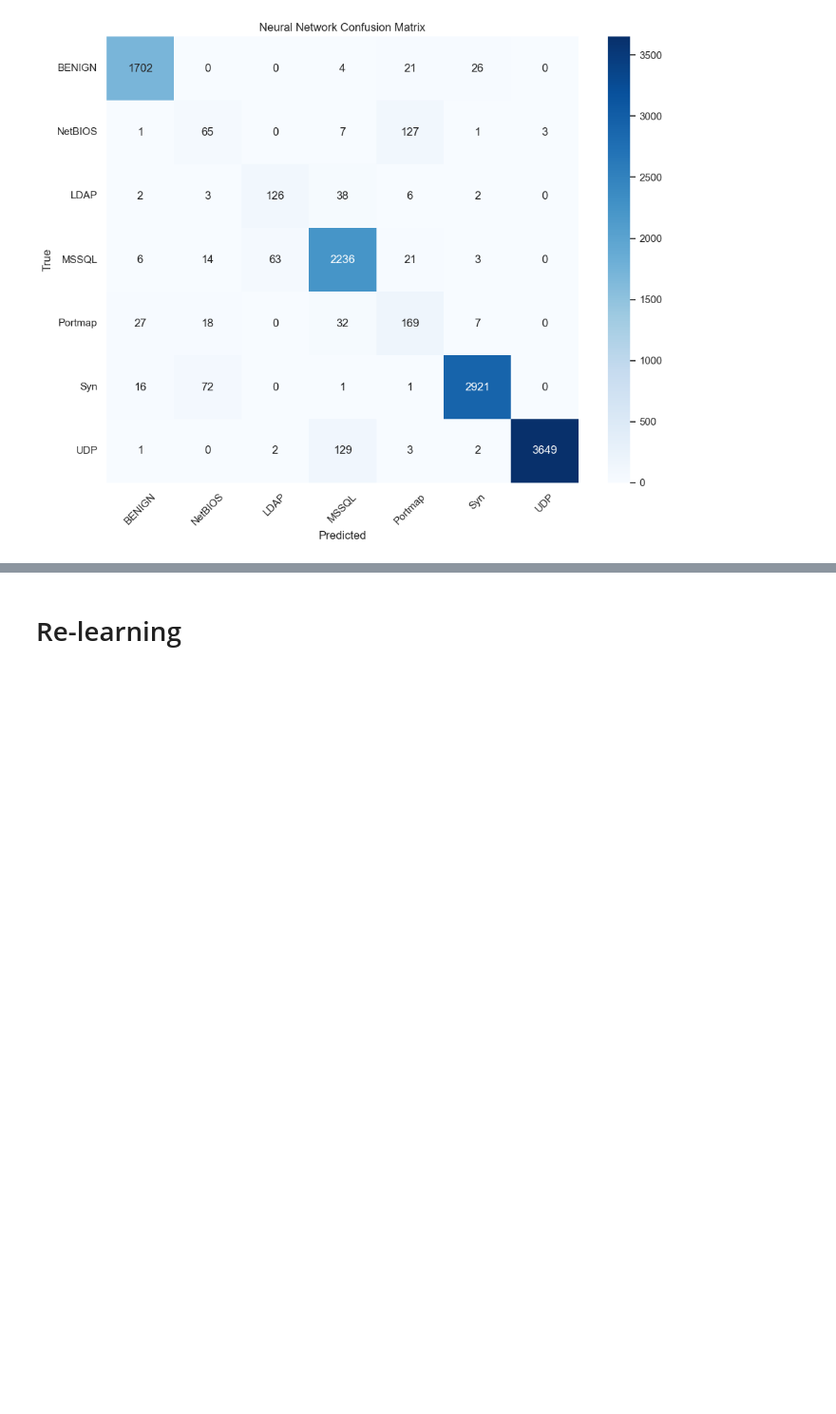
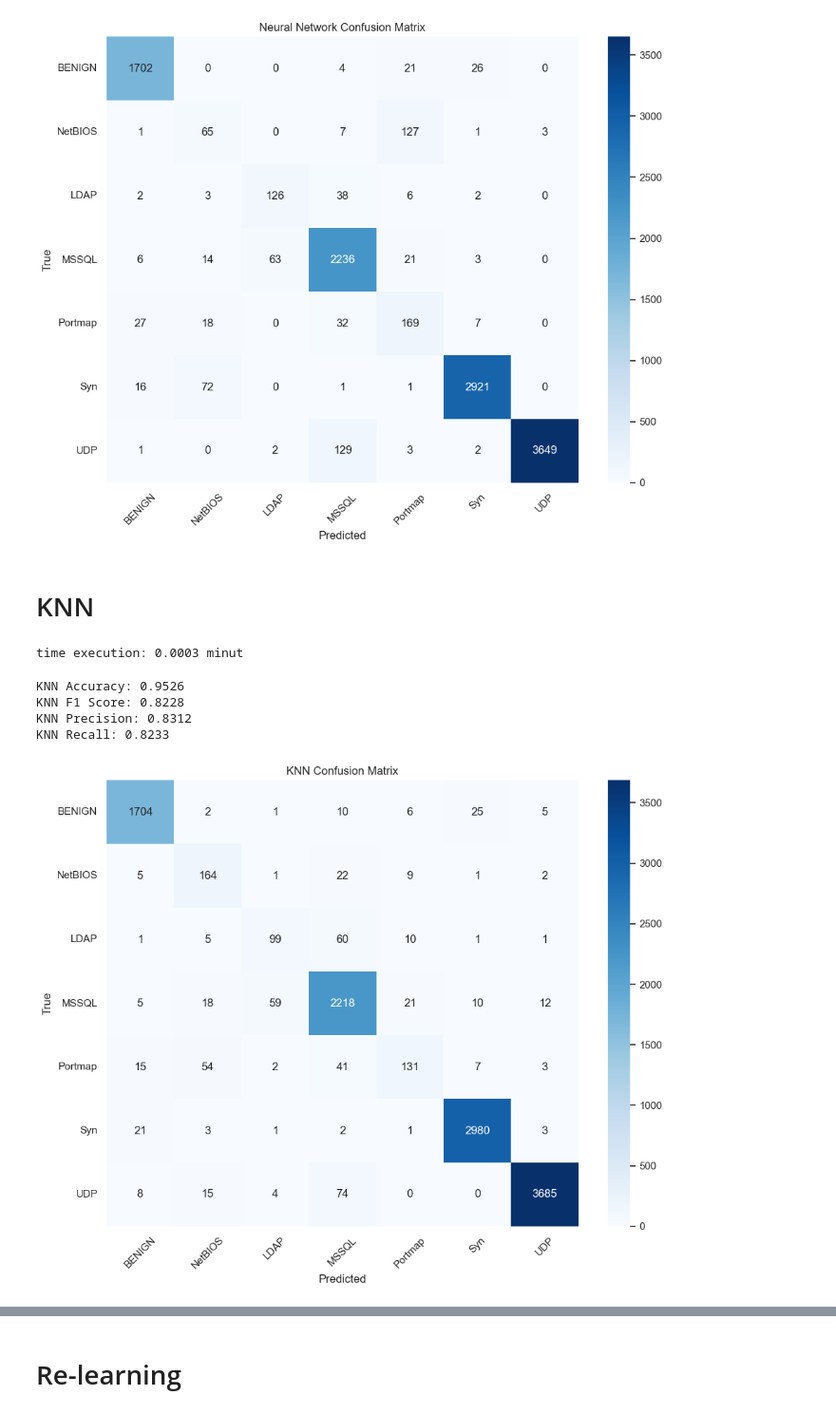
Before and after one commit to DragoBJJ/DDoS-attacks-classification, a Jupyter notebook: DDoSAttacksClassification.ipynb, the cells around one changed output, grey strips where cells are left out. Shown at 95% size. Cells and saved outputs as stored; diff of their text form; code cells hidden in the pictures; blank space fills up the shorter version.

Commit message:
Added model Evaluation

```diff
--- a/DDoSAttacksClassification.ipynb
+++ b/DDoSAttacksClassification.ipynb
@@ -710,3 +713,32 @@ Recall: 0.7939
 plot_confusion_matrix(Y_test, nn_pred, classes, "Neural Network Confusion Matrix")
 # %% [output]
 [figure]
+# %% [markdown]
+# KNN
+# %%
+knn_model = KNeighborsClassifier(n_neighbors=4)
+
+time_execution(knn_model.fit, X_train, Y_train)
+
+knn_pred = knn_model.predict(X_test)
+# %% [output]
+time execution: 0.0003 minut
+# %%
+knn_accuracy = accuracy_score(Y_test, knn_pred)
+knn_f1 = f1_score(Y_test, knn_pred, average='macro')
+knn_precision = precision_score(Y_test, knn_pred, average='macro')
+knn_recall = recall_score(Y_test, knn_pred, average='macro')
+
+print(f"KNN Accuracy: {knn_accuracy:.4f}")
+print(f"KNN F1 Score: {knn_f1:.4f}")
+print(f"KNN Precision: {knn_precision:.4f}")
+print(f"KNN Recall: {knn_recall:.4f}")
+# %% [output]
+KNN Accuracy: 0.9526
+KNN F1 Score: 0.8228
+KNN Precision: 0.8312
+KNN Recall: 0.8233
+# %%
+plot_confusion_matrix(Y_test, knn_pred, classes, "KNN Confusion Matrix")
+# %% [output]
+[figure, added]
```
Also changed, not shown: parts of 41 cells of this notebook, 1 other file.
